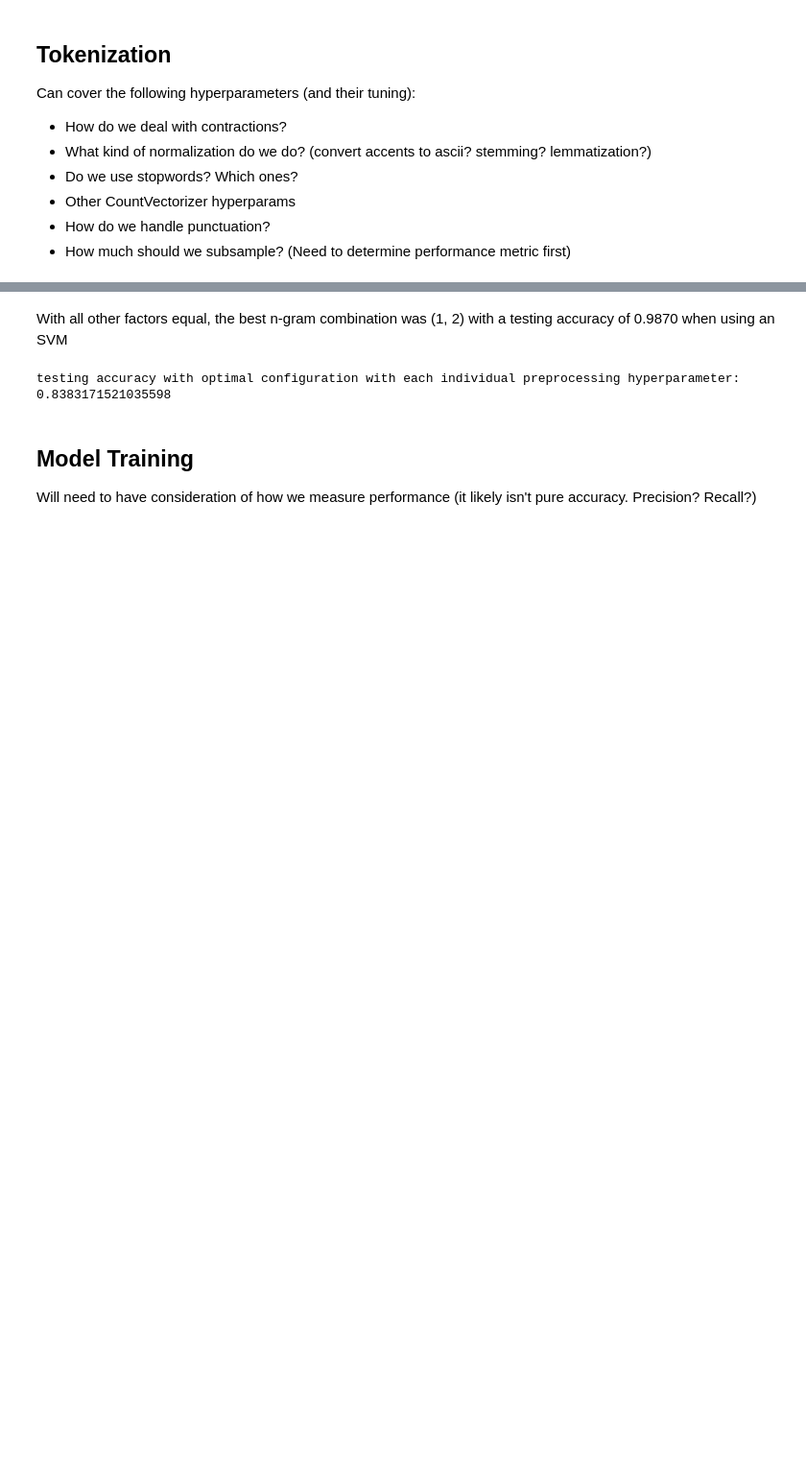
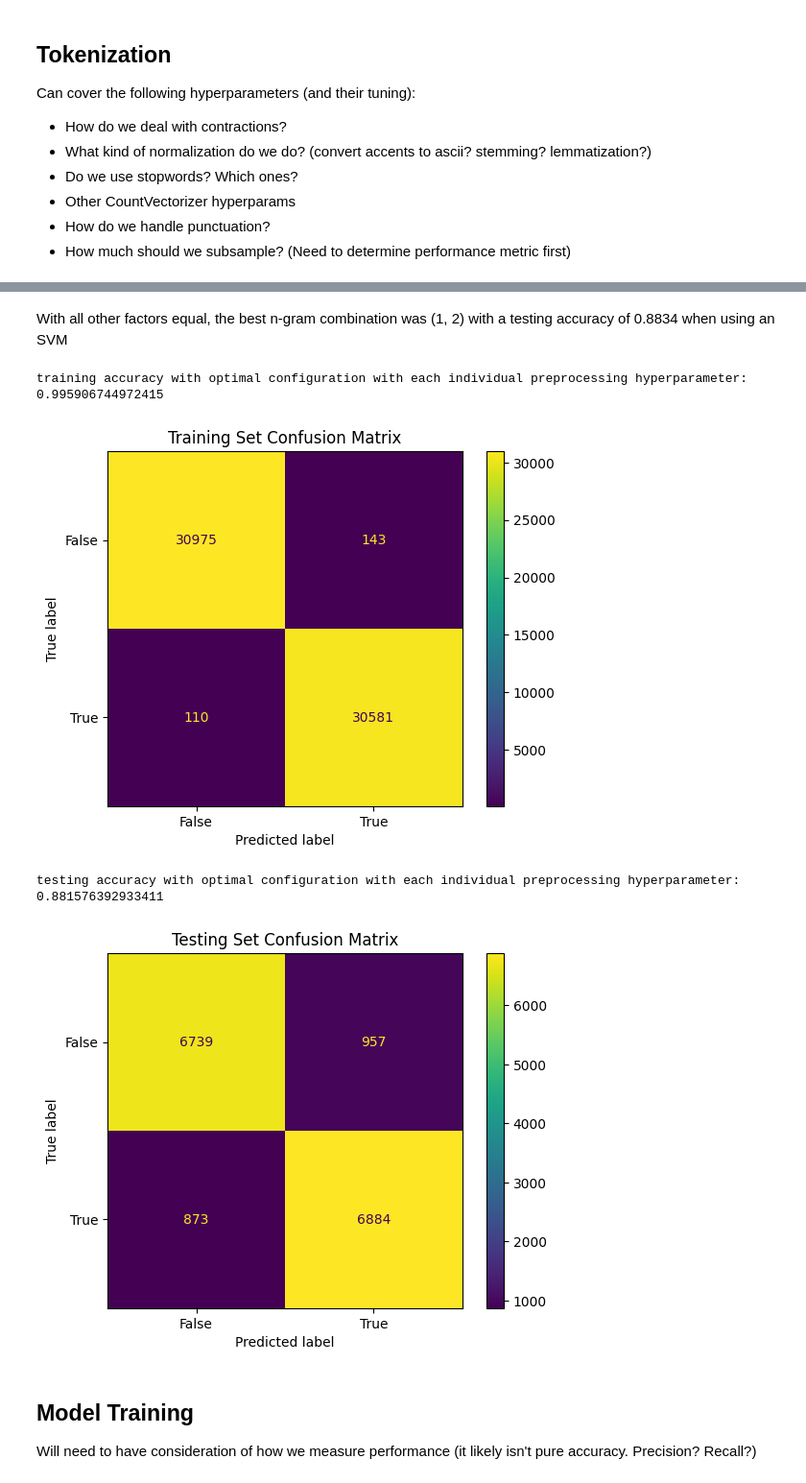
Before and after one commit to andlrutt/cs425-final-project, a Jupyter notebook: main.ipynb, the cells around one changed output, grey strips where cells are left out. Shown: that part at 96% size. Cells and saved outputs as stored; diff of their text form; code cells hidden in the pictures; blank space fills up the shorter version.

```diff
--- a/main.ipynb
+++ b/main.ipynb
@@ -58,13 +55,14 @@ for i in range(0, len(reviews)-1):
         pp_reviews.append(str(reviews[i]))
         y.append(y_pre[i])
 # %%
+from sklearn.svm import LinearSVC
+
 def get_testing_accuracy(X, y):
     X_train, X_test, y_train, y_test = train_test_split(X, y, test_size=0.2, random_state=42)
-    # X_train, X_val, y_train, y_val = train_test_split(X_train, y_train, test_size=0.25, random_state=42)
 
-    sgd_classifier = SGDClassifier(random_state=42)
-    sgd_classifier.fit(X_train, y_train)
-    y_pred = sgd_classifier.predict(X_test)
+    clf = LinearSVC(random_state=42, dual='auto', max_iter=1000, C=1)
+    clf.fit(X_train, y_train)
+    y_pred = clf.predict(X_test)
     return accuracy_score(y_test, y_pred)
 # %%
 def do_vectorization_transformation(count_vect, X):
@@ -156,13 +200,38 @@ min_df: 10, max_df: 10: 0.8668016975308642
 # %% [markdown]
-With all other factors equal, the best n-gram combination was (1, 2) with a testing accuracy of 0.9870 when using an SVM
+With all other factors equal, the best n-gram combination was (1, 2) with a testing accuracy of 0.8834 when using an SVM
-# %%
-# using the optimal configuration from all previous hyperparameter testing
-stopwords = ['i', 'me', 'my', 'myself', 'we', 'our', 'ours', 'ourselves', 'you', 'youre', 'youve', 'youll', 'youd', 'your', 'yours', 'yourself', 'yourselves', 'he', 'him', 'his', 'himself', 'she', 'shes', 'her', 'hers', 'herself', 'it', 'its', 'its', 'itself', 'they', 'them', 'their', 'theirs', 'themselves', 'what', 'which', 'who', 'whom', 'this', 'that', 'thatll', 'these', 'those', 'am', 'is', 'are', 'was', 'were', 'be', 'been', 'being', 'have', 'has', 'had', 'having', 'do', 'does', 'did', 'doing', 'a', 'an', 'the', 'and', 'but', 'if', 'or', 'because', 'as', 'until', 'while', 'of', 'at', 'by', 'for', 'with', 'about', 'against', 'between', 'into', 'through', 'during', 'before', 'after', 'above', 'below', 'to', 'from', 'up', 'down', 'in', 'out', 'on', 'off', 'over', 'under', 'again', 'further', 'then', 'once', 'here', 'there', 'when', 'where', 'why', 'how', 'all', 'any', 'both', 'each', 'few', 'more', 'most', 'other', 'some', 'such', 'no', 'nor', 'not', 'only', 'own', 'same', 'so', 'than', 'too', 'very', 's', 't', 'can', 'will', 'just', 'don', 'dont', 'should', 'shouldve', 'now', 'd', 'll', 'm', 'o', 're', 've', 'y', 'ain', 'aren', 'arent', 'couldn', 'couldnt', 'didn', 'didnt', 'doesn', 'doesnt', 'hadn', 'hadnt', 'hasn', 'hasnt', 'haven', 'havent', 'isn', 'isnt', 'ma', 'mightn', 'mightnt', 'mustn', 'mustnt', 'needn', 'neednt', 'shan', 'shant', 'shouldn', 'shouldnt', 'wasn', 'wasnt', 'weren', 'werent', 'won', 'wont', 'wouldn', 'wouldnt']
-count_vect = CountVectorizer(ngram_range=(1, 2),min_df=0.0, max_df=0.1, stop_words=stopwords)
-X = do_vectorization_transformation(count_vect, pp_reviews)
-print("testing accuracy with optimal configuration with each individual preprocessing hyperparameter: " + str(get_testing_accuracy(X, y)))
-# %% [output]
-testing accuracy with optimal configuration with each individual preprocessing hyperparameter: 0.8383171521035598
+# %%
+from sklearn.metrics import confusion_matrix, ConfusionMatrixDisplay
+import matplotlib.pyplot as plt
+
+# using the optimal configuration from all previous hyperparameter testing
+count_vect = CountVectorizer(ngram_range=(1, 2), min_df=0.0, max_df=0.4)
+X_train, X_test, y_train, y_test = train_test_split(X, y, test_size=0.2, random_state=42)
+X = do_vectorization_transformation(count_vect, pp_reviews)
+
+clf = LinearSVC(random_state=42, dual='auto', max_iter=1000, C=1)
+clf.fit(X_train, y_train)
+y_pred = clf.predict(X_train)
+print("training accuracy with optimal configuration with each individual preprocessing hyperparameter: " + str(accuracy_score(y_train, y_pred)))
+cm = confusion_matrix(y_train, y_pred, labels=clf.classes_)
+cm_plot = ConfusionMatrixDisplay(confusion_matrix=cm, display_labels=clf.classes_)
+cm_plot.plot()
+plt.title("Training Set Confusion Matrix")
+plt.show()
+
+clf = LinearSVC(random_state=42, dual='auto', max_iter=1000, C=1)
+clf.fit(X_train, y_train)
+y_pred = clf.predict(X_test)
+print("testing accuracy with optimal configuration with each individual preprocessing hyperparameter: " + str(accuracy_score(y_test, y_pred)))
+cm = confusion_matrix(y_test, y_pred, labels=clf.classes_)
+cm_plot = ConfusionMatrixDisplay(confusion_matrix=cm, display_labels=clf.classes_)
+cm_plot.plot()
+plt.title("Testing Set Confusion Matrix")
+plt.show()
+# %% [output]
+training accuracy with optimal configuration with each individual preprocessing hyperparameter: 0.995906744972415
+[figure, added]
+testing accuracy with optimal configuration with each individual preprocessing hyperparameter: 0.881576392933411
+[figure, added]
 # %% [markdown]
 ## Model Training ##
 
```
Also changed, not shown: parts of 9 cells of this notebook.
